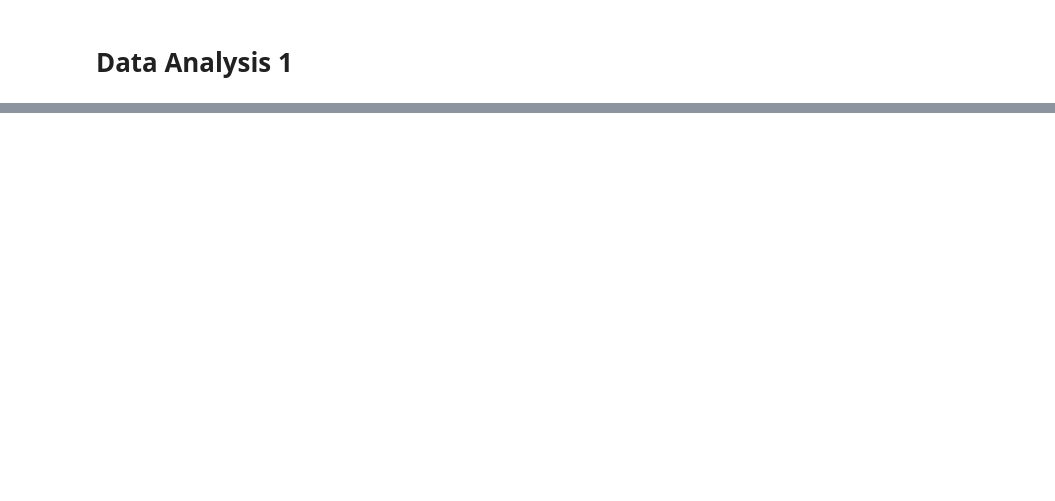
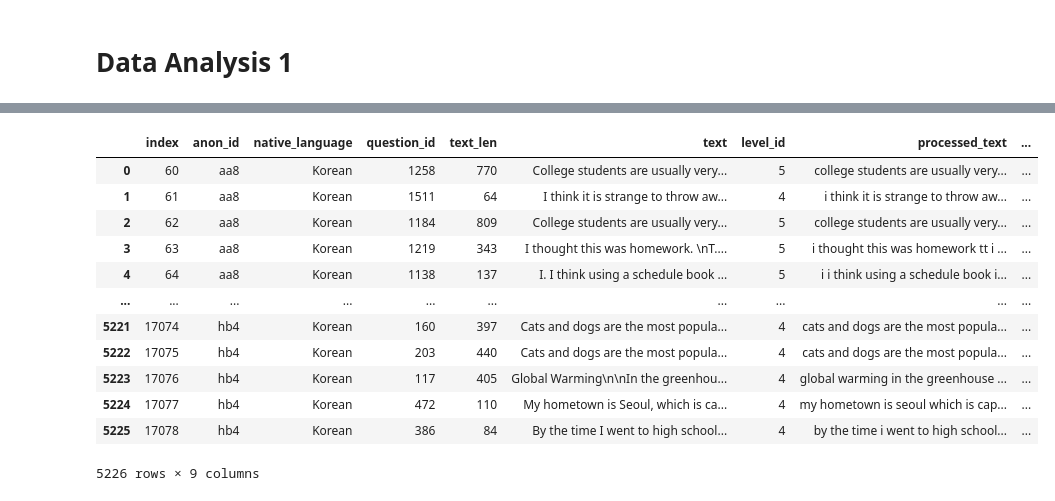
Before and after one commit to mencer456/LRDC-Research, a Jupyter notebook: Data Analysis 1.ipynb, the cells around one changed output, grey strips where cells are left out. Cells and saved outputs as stored; diff of their text form; code cells hidden in the pictures; blank space fills up the shorter version.

```diff
--- a/Data Analysis 1.ipynb
+++ b/Data Analysis 1.ipynb
@@ -98,0 +294,16 @@ stu_ans_crs_
+# %%
+# creates list of participants in loose sheet that are in level 4 and 5
+ind=0
+in45_loose=[]
+append=''
+for i in ind_loose.anon_id:
+    if ind_loose.iat[ind, 1]==2:
+        if (4 in ind_loose.iat[ind,2] and 5 in ind_loose.iat[ind,2]):
+            append=ind_loose.at[ind,'anon_id']
+            in45_loose.append(append)
+    elif ind_loose.iat[ind,1]==3:
+        append=ind_loose.at[ind,'anon_id']
+        in45_loose.append(append)
+    ind=ind+1
+in45_loose.sort()
+print(len(in45_loose))
@@ -98,0 +395,12 @@ stu_ans_crs_
+# %%
+#creating a list of all the ids in all the groups
+all_groups=[]
+for i in all_three: # and lvls34 and lvls45:
+    if i not in all_groups:
+        all_groups.append(i)
+for i in lvls34:
+    if i not in all_groups:
+        all_groups.append(i)
+for i in lvls45:
+    if i not in all_groups:
+        all_groups.append(i)
@@ -98,0 +423,28 @@ stu_ans_crs_
+# %%
+#removing the ids that aren't in any of the level groups
+sort_sac=stu_ans_crs.sort_values(by=['anon_id']).reset_index(drop=True)
+sort_sac=sort_sac.drop(columns=['index','answer_id','gender'])
+just_groups=sort_sac.copy()
+drops=[]
+ind=0
+for i in sort_sac['anon_id']:
+    if i not in all_groups:
+        drops.append(ind)
+    ind+=1
+
+just_groups=just_groups.drop(labels=drops,axis=0).reset_index()
+just_groups
+# %% [output]
+|  | index | anon_id | native_language | question_id | text_len | text | level_id | processed_text | ... |
+| 0 | 60 | aa8 | Korean | 1258 | 770 | College students are usually very... | 5 | college students are usually very... | ... |
+| 1 | 61 | aa8 | Korean | 1511 | 64 | I think it is strange to throw aw... | 4 | i think it is strange to throw aw... | ... |
+| 2 | 62 | aa8 | Korean | 1184 | 809 | College students are usually very... | 5 | college students are usually very... | ... |
+| 3 | 63 | aa8 | Korean | 1219 | 343 | I thought this was homework. \nT.... | 5 | i thought this was homework tt i ... | ... |
+| 4 | 64 | aa8 | Korean | 1138 | 137 | I. I think using a schedule book ... | 5 | i i think using a schedule book i... | ... |
+| ... | ... | ... | ... | ... | ... | ... | ... | ... | ... |
+| 5221 | 17074 | hb4 | Korean | 160 | 397 | Cats and dogs are the most popula... | 4 | cats and dogs are the most popula... | ... |
+| 5222 | 17075 | hb4 | Korean | 203 | 440 | Cats and dogs are the most popula... | 4 | cats and dogs are the most popula... | ... |
+| 5223 | 17076 | hb4 | Korean | 117 | 405 | Global Warming\n\nIn the greenhou... | 4 | global warming in the greenhouse ... | ... |
+| 5224 | 17077 | hb4 | Korean | 472 | 110 | My hometown is Seoul, which is ca... | 4 | my hometown is seoul which is cap... | ... |
+| 5225 | 17078 | hb4 | Korean | 386 | 84 | By the time I went to high school... | 4 | by the time i went to high school... | ... |
+5226 rows × 9 columns
```
Also changed, not shown: parts of 43 cells of this notebook.
